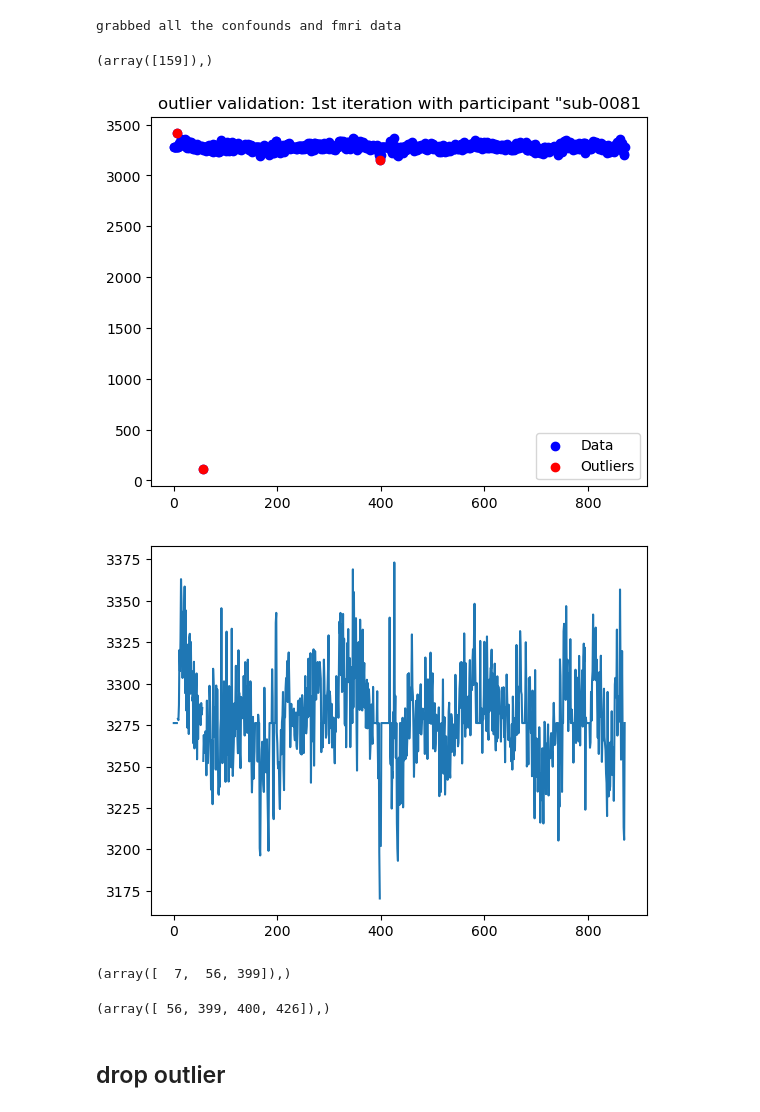
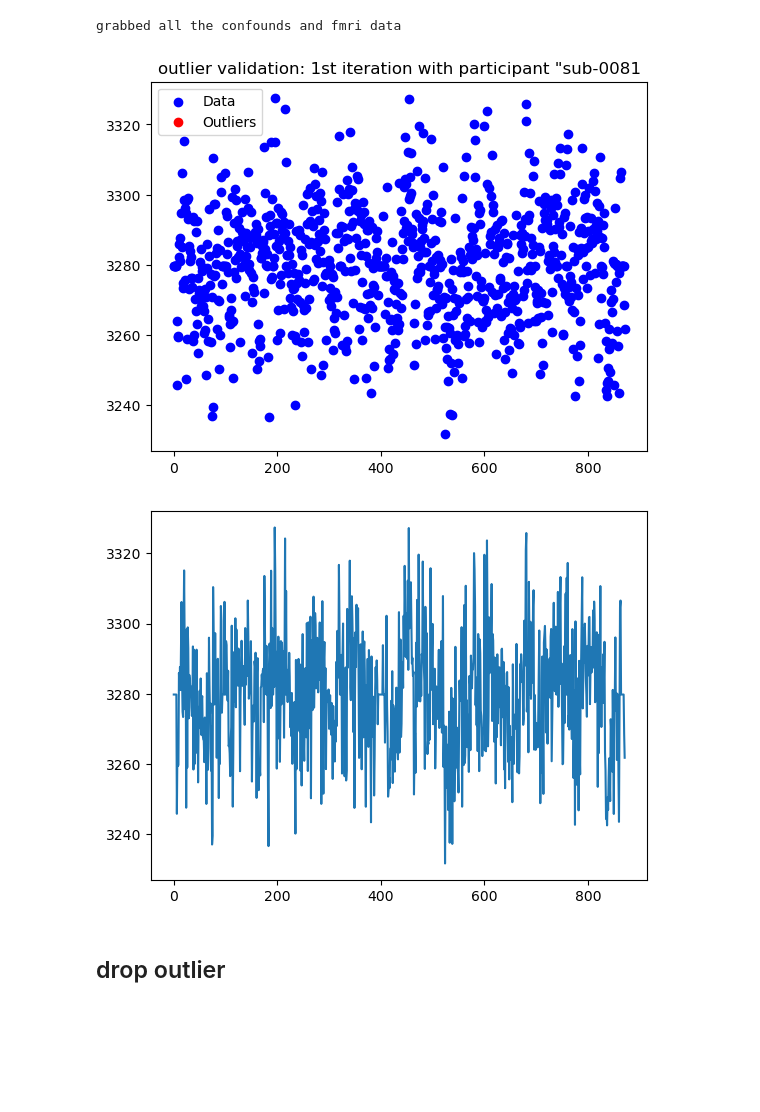
Before and after one commit to jungheejung/spacetop_biopac, a Jupyter notebook: scripts/p05_xcorr/c00_crosscorrelation_sandbox.ipynb, the cells around one changed output. Drawn from its saved outputs; the diff is of its cells as text; code cells hidden in the pictures; blank space fills up the shorter version.

Commit message:
DEV: update outlier scheme

```diff
--- a/scripts/p05_xcorr/c00_crosscorrelation_sandbox.ipynb
+++ b/scripts/p05_xcorr/c00_crosscorrelation_sandbox.ipynb
@@ -35,8 +35,8 @@ from netneurotools import datasets as nntdata
 # extract time series
 from nilearn.maskers import NiftiMapsMasker,  NiftiLabelsMasker
 from nilearn import datasets
-fmri_fname = '/Users/h/Documents/projects_local/sandbox/fmriprep_bold/sub-0081/sub-0081_ses-04_task-social_acq-mb8_run-3_space-MNI152NLin2009cAsym_desc-preproc_bold.nii.gz'
-confounds_fname = '/Users/h/Documents/projects_local/sandbox/fmriprep_bold/sub-0081/sub-0081_ses-04_task-social_acq-mb8_run-4_desc-confounds_timeseries.tsv'
+fmri_fname = '/Users/h/Documents/projects_local/sandbox/fmriprep_bold/sub-0081/ses-04/func/sub-0081_ses-04_task-social_acq-mb8_run-3_space-MNI152NLin2009cAsym_desc-preproc_bold.nii.gz'
+confounds_fname = '/Users/h/Documents/projects_local/sandbox/fmriprep_bold/sub-0081/ses-04/func/sub-0081_ses-04_task-social_acq-mb8_run-3_desc-confounds_timeseries.tsv'
 # schaefer = nntdata.fetch_schaefer2018('fslr32k')['400Parcels7Networks']
 schaefer = datasets.fetch_atlas_schaefer_2018(n_rois=400, resolution_mm=2)
 masker = NiftiLabelsMasker(labels_img=schaefer['maps'],
@@ -97,10 +97,6 @@ time_series = masker.fit_transform(fmri_fname,
                                 confounds=subset_confounds.fillna(subset_confounds.median()))
 # %% [output]
 grabbed all the confounds and fmri data
-# %%
-np.where(confounds['motion_outlier05'])
-# %% [output]
-(array([159]),)
 # %%
 first_roi = time_series.T[0]
 TR=0.46
@@ -111,36 +107,28 @@ physio_tr = nk.signal_resample(
 # %%
 second_roi = time_series.T[1]
 
-outlier_bool = nk.find_outliers(second_roi, exclude=1, side='both', method='sd')
+outlier_bool = nk.find_outliers(second_roi, exclude=3, side='both', method='sd')
 import matplotlib.pyplot as plt
 
 # Original data
 x = list(range(len(second_roi)))
 plt.scatter(x, second_roi, color='blue', label='Data')
 
 column_values = second_roi
 outlier_data = [column_values[i] if outlier else None for i, outlier in enumerate(outlier_bool)]
 plt.scatter(x, outlier_data, color='red', label='Outliers')
 plt.title('outlier validation: 1st iteration with participant "sub-0081')
 plt.legend()
 plt.show()
 
 # mask boolean array
 # first_roi_dropoutlier  = np.where(outlier_bool, first_roi, np.nan)
 second_roi_dropoutlier = np.where(outlier_bool, np.nan, second_roi)
 plt.plot(second_roi_dropoutlier)
 plt.show()
 # %% [output]
-[figure, old version]
+[figure, new version]
-[figure, old version]
+[figure, new version]
-# %%
-np.where(outlier_bool)
-# %% [output]
-(array([  7,  56, 399]),)
-# %%
-np.where(outlier_bool)
-# %% [output]
-(array([ 56, 399, 400, 426]),)
 # %% [markdown]
 ## drop outlier
 # %%
```
Also changed, not shown: parts of 8 cells of this notebook.
